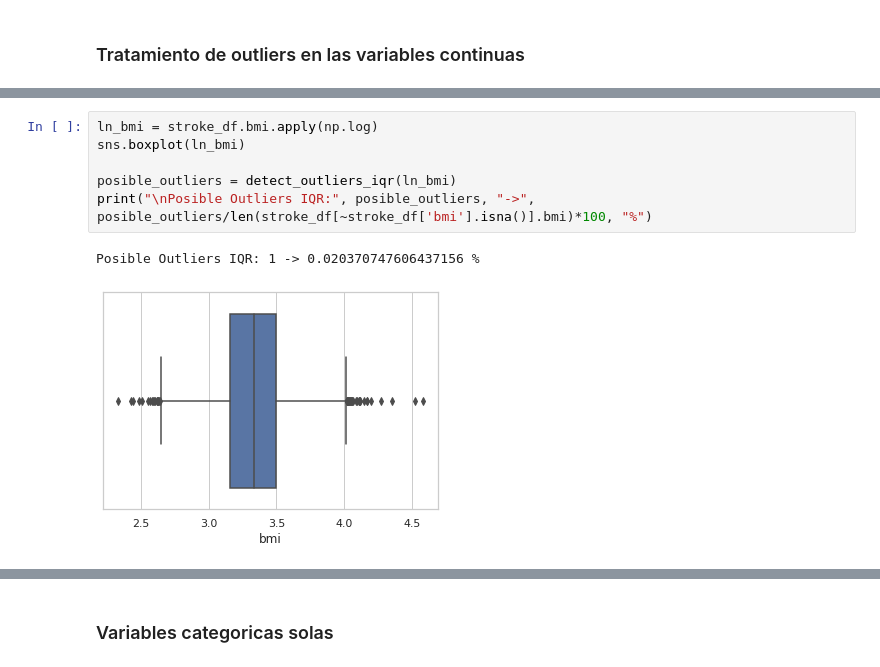
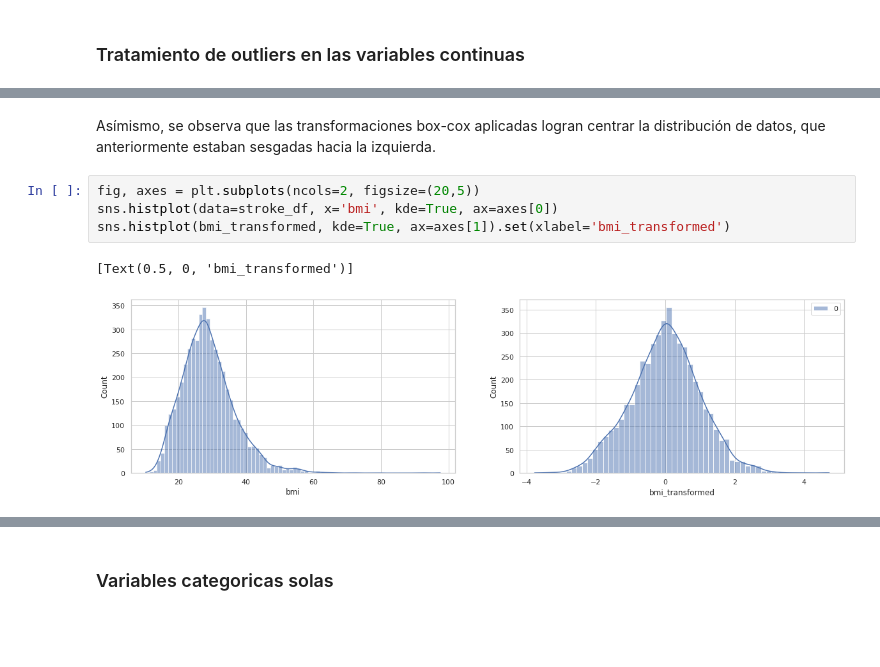
Before and after one commit to sumitkumarjethani/Stroke-Prediction, a Jupyter notebook: exploratory-data-analysis.ipynb, the cells around one changed output, grey strips where cells are left out. Saved outputs shown, nothing was run; the diff lists cells and outputs as text; blank space fills up the shorter version.

```diff
--- a/exploratory-data-analysis.ipynb
+++ b/exploratory-data-analysis.ipynb
@@ -279,9 +295,9 @@ Posible Outliers IQR: 0 -> 0.0 %
-# %%
-ln_bmi = stroke_df.bmi.apply(np.log)
-sns.boxplot(ln_bmi)
-
-posible_outliers = detect_outliers_iqr(ln_bmi)
-print("\nPosible Outliers IQR:", posible_outliers, "->", posible_outliers/len(stroke_df[~stroke_df['bmi'].isna()].bmi)*100, "%")
-# %% [output]
-Posible Outliers IQR: 1 -> 0.020370747606437156 %
-[figure, removed]
+# %% [markdown]
+Asímismo, se observa que las transformaciones box-cox aplicadas logran centrar la distribución de datos, que anteriormente estaban sesgadas hacia la izquierda.
+# %%
+fig, axes = plt.subplots(ncols=2, figsize=(20,5))
+sns.histplot(data=stroke_df, x='bmi', kde=True, ax=axes[0])
+sns.histplot(bmi_transformed, kde=True, ax=axes[1]).set(xlabel='bmi_transformed')
+# %% [output]
+[Text(0.5, 0, 'bmi_transformed')]
+[figure, added]
```
Also changed, not shown: parts of 17 cells of this notebook.
